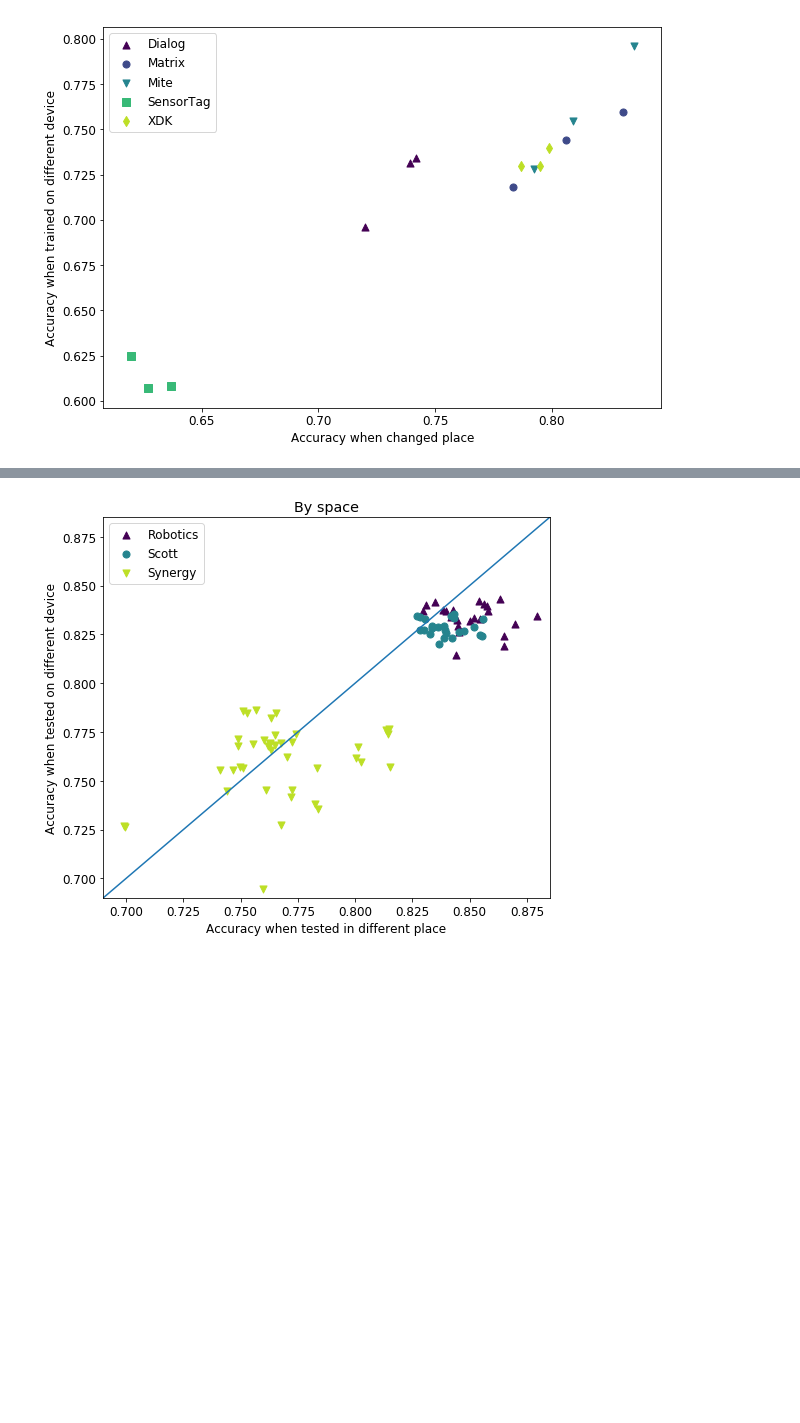
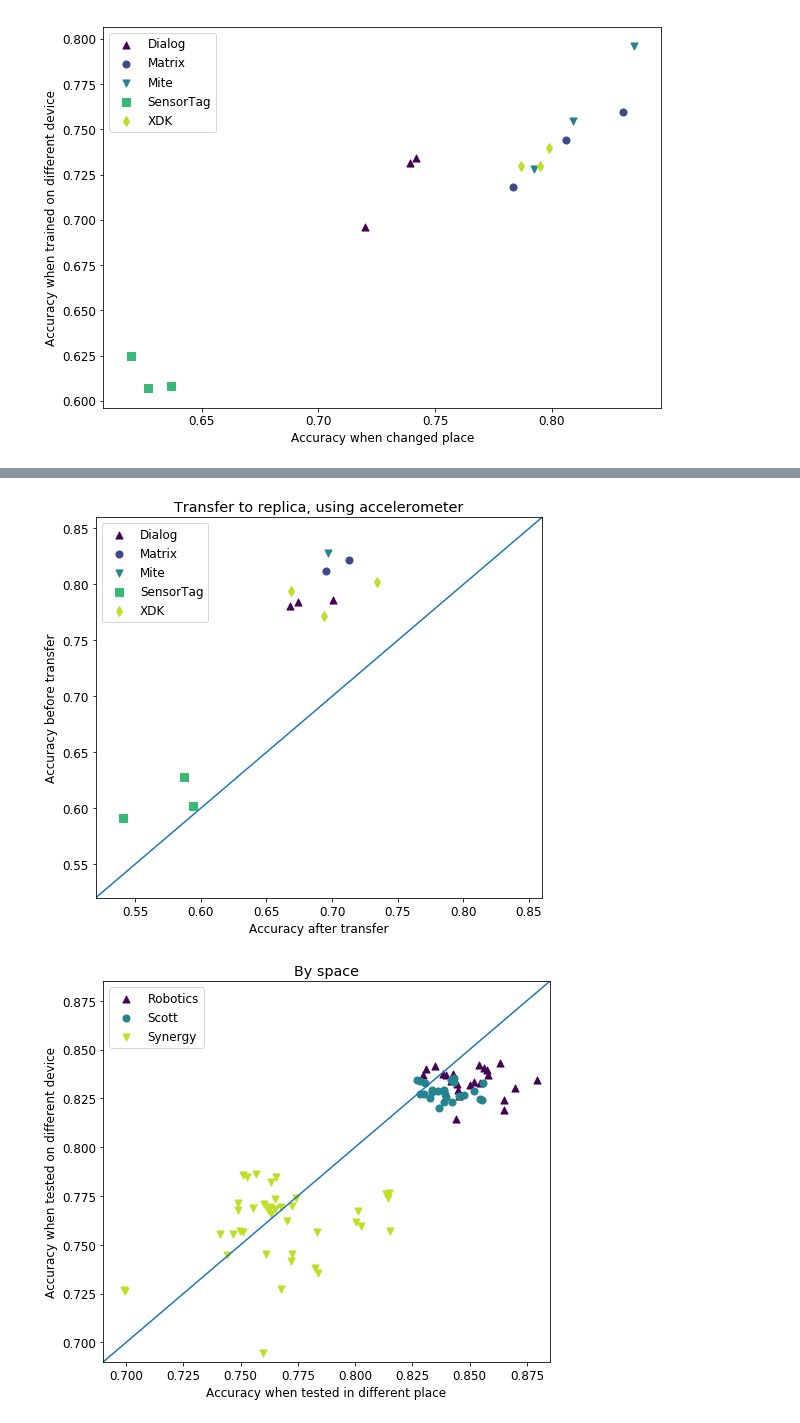
Before and after one commit to matus-tomlein/transfer-learning-playground, a Jupyter notebook: notebooks/visulize-transfer-results.ipynb, the cells around one changed output, grey strips where cells are left out. Cells and saved outputs as stored; diff of their text form; code cells hidden in the pictures; blank space fills up the shorter version.

```diff
--- a/notebooks/visulize-transfer-results.ipynb
+++ b/notebooks/visulize-transfer-results.ipynb
@@ -582,3 +611,83 @@ plt.show()
+# %%
+df_transfer = pd.read_sql_query("""
+      SELECT
+
+      source_device_type AS placements,
+      source_device_type || source_location || source_room AS model,
+      AVG(accuracy_without_fs_without_is) as "Accuracy after transfer"
+
+      FROM v_results_transfer_aggr_fs
+
+      WHERE
+      activities = '11 activities' AND
+      accuracy_without_fs_without_is > 0 AND
+      features = 'Accel IMQ' AND
+      source_room = target_room AND
+      source_device_type = target_device_type AND
+      source_device <> target_device AND
+      source_location = target_location AND
+      NOT easy_domain_adaptation AND
+      target_training_data = 0.0
+
+      GROUP BY source_device_type, source_room, source_location
+      ORDER BY model
+    """, con=engine)
+
+df_no_transfer = pd.read_sql_query("""
+      SELECT
+
+      source_device_type AS placements,
+      source_device_type || source_location || source_room AS model,
+      AVG(accuracy_without_fs_without_is) as accuracy
+
+      FROM v_results_transfer_aggr_fs
+
+      WHERE
+      activities = '11 activities' AND
+      accuracy_without_fs_without_is > 0 AND
+      features = 'Accel IMQ' AND
+      source_room = target_room AND
+      source_device = target_device AND
+      source_location = target_location AND
+      NOT easy_domain_adaptation AND
+      target_training_data = 0.0 AND
+      source_training_data = 0.6
+
+      GROUP BY source_device_type, source_location, source_room
+    """, con=engine)
+
+df_transfer = df_transfer.loc[df_transfer.model.isin(df_no_transfer.model)]
+df_transfer['Accuracy before transfer'] = [df_no_transfer.loc[df_no_transfer.model == model].accuracy.iloc[0] for model in df_transfer.model]
+df_transfer = df_transfer[['placements', 'Accuracy after transfer', 'Accuracy before transfer']]
+
+plt.rcParams["figure.figsize"] = (8, 7)
+
+fig, ax = plt.subplots()
+
+placements = df_transfer.placements.unique()
+
+colormap = cm.viridis
+colorlist = [colors.rgb2hex(colormap(i)) for i in np.linspace(0, 0.9, len(placements))]
+markers = ['^', 'o', 'v', 's', 'd']
+
+for i, placement in enumerate(placements):
+    c = colorlist[i]
+    df_transfer.loc[df_transfer.placements == placement].plot.scatter('Accuracy after transfer', 'Accuracy before transfer',
+                                             marker=markers[i % len(markers)], s=50,
+                                             label=placement, ax=ax, c=c)
+
+ax.legend()
+ax.plot([0, 1], [0, 1], transform=ax.transAxes)
+
+plt.xlim([0.52,0.86])
+plt.ylim([0.52,0.86])
+
+plt.title('Transfer to replica, using accelerometer')
+
+plt.savefig('plots/placement_transfer_differences.pdf')
+plt.show()
+# %% [output]
+[figure, added]
 # %%
 df = pd.read_sql_query("""
     SELECT
```
Also changed, not shown: parts of 6 cells of this notebook, 21 other files.
